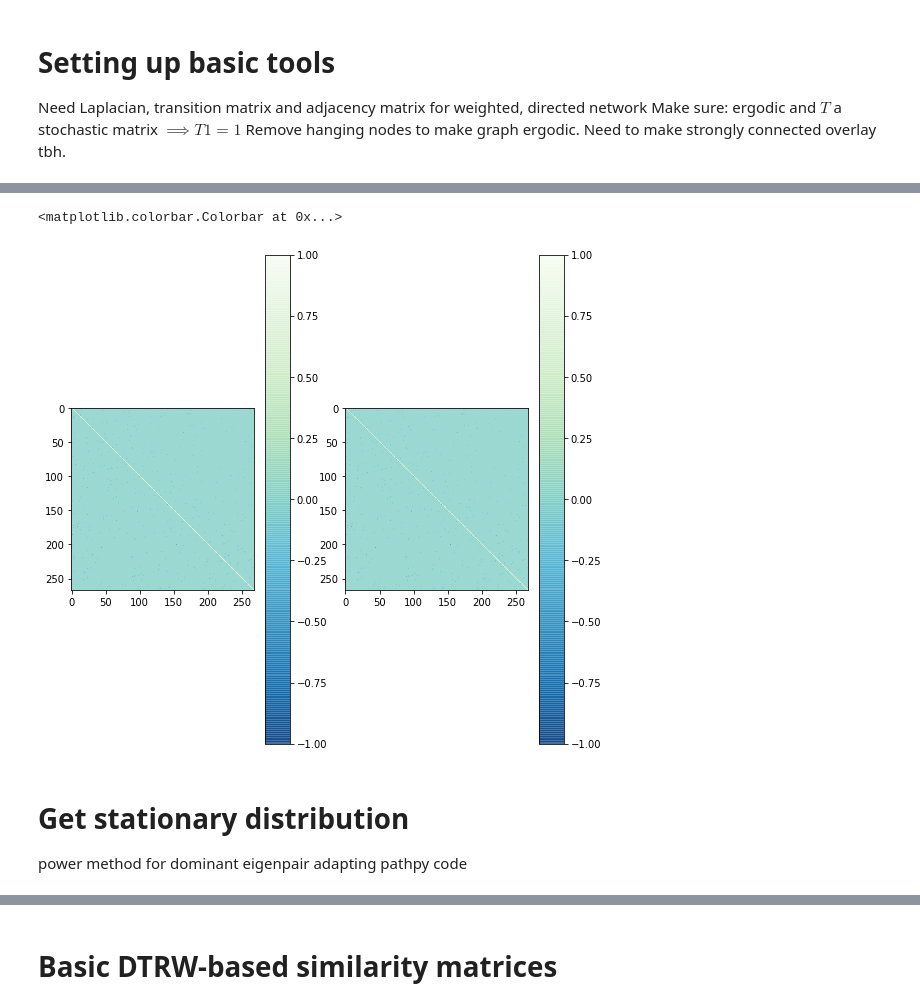
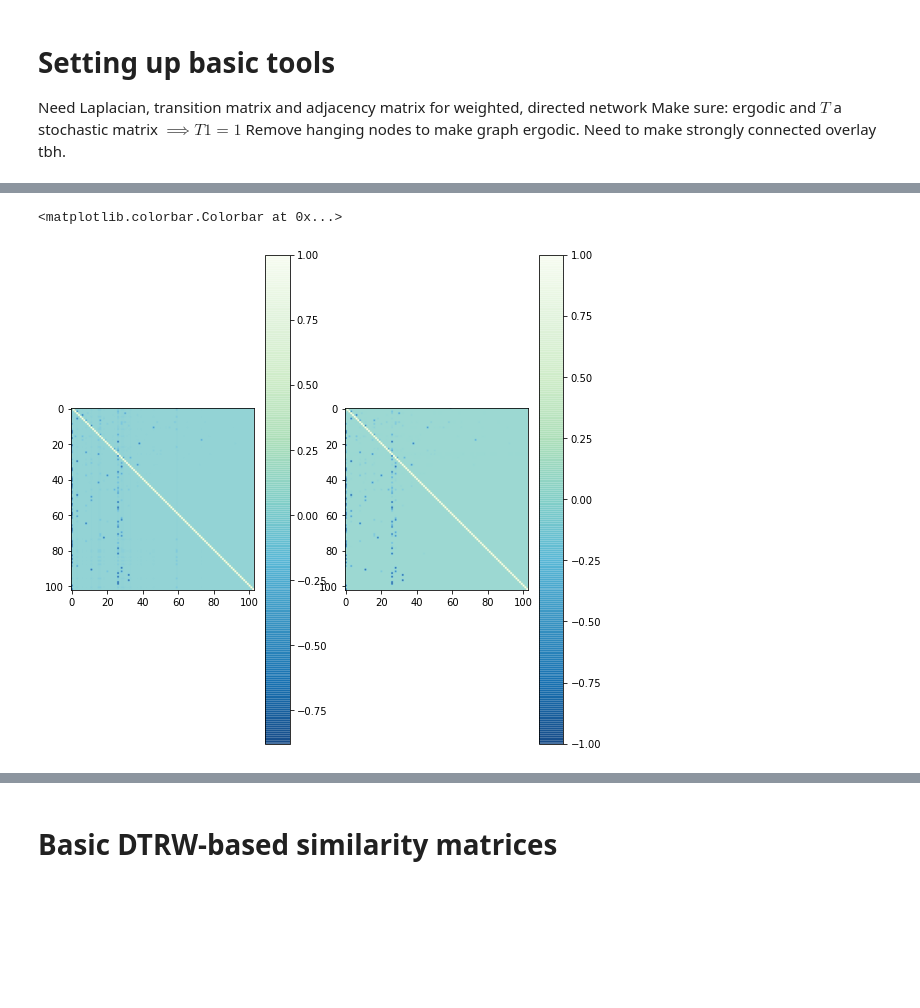
Before and after one commit to alisonpeard/MemoryNetworks, a Jupyter notebook: Pathpy 2 code/Dev .ipynb, the cells around one changed output, grey strips where cells are left out. Saved outputs shown, nothing was run; the diff lists cells and outputs as text; code cells hidden in the pictures; blank space fills up the shorter version.

```diff
--- a/Pathpy 2 code/Dev .ipynb
+++ b/Pathpy 2 code/Dev .ipynb
@@ -185,16 +239,13 @@ fig.colorbar(im, cax=cbar_ax)
 # %%
-# compare smart Laplacian with pathpy
+# compare smart Laplacian with pathpy - looks similar
 
 fig,ax=plt.subplots(1,2,figsize=(9,9))
 
-im1 = ax[0].imshow(smart_Laplacian(m1).todense(),cmap="GnBu_r",alpha=0.75)
-im2 = ax[1].imshow(np.eye(N)- m1.transition_matrix().transpose().todense(),cmap="GnBu_r",alpha=0.75)
+im1 = ax[0].imshow(Laplacian_mat(flights),cmap="GnBu_r",alpha=0.75)
+im2 = ax[1].imshow(np.eye(N)- flights.transition_matrix().transpose().todense(),cmap="GnBu_r",alpha=0.75)
 
 fig.colorbar(im1, ax=ax[0])
 fig.colorbar(im2, ax=ax[1])
 # %% [output]
 <matplotlib.colorbar.Colorbar at 0x...>
-[figure, old version]
+[figure, new version]
-# %% [markdown]
-# Get stationary distribution
-power method for dominant eigenpair adapting pathpy code
```
Also changed, not shown: parts of 36 cells of this notebook, 5 other files.
